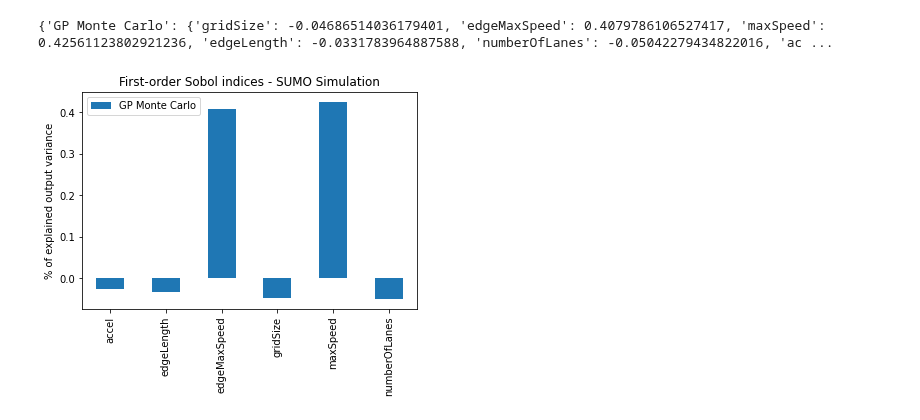
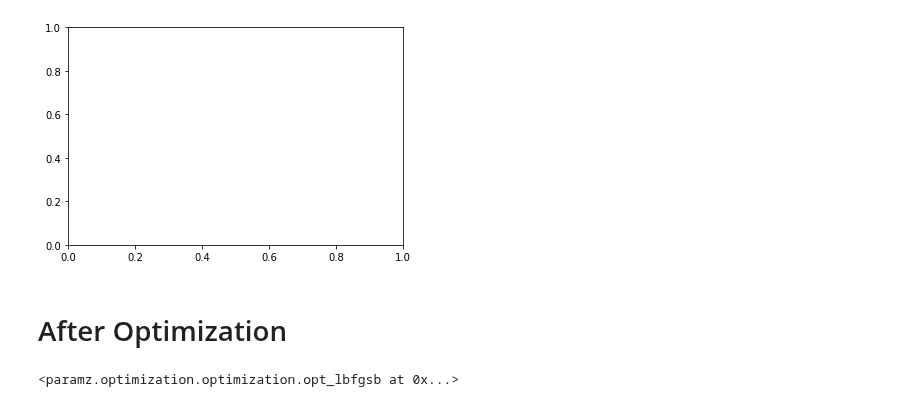
Before and after one commit to MatteoBettini/TrafficEmu, a Jupyter notebook: sensitivity_analysis/model_based_monte_carlo.ipynb, the cells around one changed output. Cells and saved outputs as stored; diff of their text form; code cells hidden in the pictures.

Commit message:
Use fitted GP and total effects

```diff
--- a/sensitivity_analysis/model_based_monte_carlo.ipynb
+++ b/sensitivity_analysis/model_based_monte_carlo.ipynb
@@ -21,3 +14,8 @@ parameter_space = config.get_parameter_space()
+# %%
+def to_single_value_dict(d: dict) -> dict:
+    for k in d.keys():
+        d[k] = d[k][0]
+    return d
 # %%
 import pickle
 import GPy
@@ -49,27 +46,26 @@ from emukit.sensitivity.monte_carlo import MonteCarloSensitivity
 num_monte_carlo_points=10000
 sensitivity_sumo=MonteCarloSensitivity(model = emukit_model, input_domain = parameter_space)
 main_effects, total_effects, total_variance = sensitivity_sumo.compute_effects(num_monte_carlo_points=num_monte_carlo_points)
-# %%
-import numpy as np
-for k in main_effects.keys():
-    main_effects[k] = main_effects[k][0]
-for k in total_effects.keys():
-    total_effects[k] = total_effects[k][0]
 # %%
 import pandas as pd
 
 import matplotlib.pyplot as plt
 
-fig, ax = plt.subplots()
 
-d = {'GP Monte Carlo': main_effects}
-pd.DataFrame(d).plot.bar(ax=ax)
-ax.set_title('First-order Sobol indices - SUMO Simulation')
-ax.set_ylabel('% of explained output variance')
+main_effects_dict = {'GP Monte Carlo - Initialisation Points': to_single_value_dict(main_effects)}
+total_effects_dict = {'GP Monte Carlo - Initialisation Points': to_single_value_dict(total_effects)}
+# fig, ax = plt.subplots()
+# pd.DataFrame(main_effects_dict).plot.bar(ax=ax)
+# ax.set_title('First-order Sobol indices - SUMO Simulation')
+# ax.set_ylabel('% of explained output variance')
 
-fig.show()
-
-# mlai.write_figure(filename='first-order-sobol-indices-ishigami.svg', directory='./uq')
+# fig.show()
 # %% [output]
-{'GP Monte Carlo': {'gridSize': -0.04686514036179401, 'edgeMaxSpeed': 0.4079786106527417, 'maxSpeed': 0.42561123802921236, 'edgeLength': -0.0331783964887588, 'numberOfLanes': -0.05042279434822016, 'ac ...
-[figure, old version]
+[figure, new version]
+# %% [markdown]
+# After Optimization
+# %%
+emukit_model = pickle.load(open('../experimental_design/timeLoss_model_variance_100_iter_batch_size_1.pkl', "rb"))
+emukit_model.optimize()
+# %% [output]
+<paramz.optimization.optimization.opt_lbfgsb at 0x...>
```
Also changed, not shown: parts of 7 cells of this notebook.
